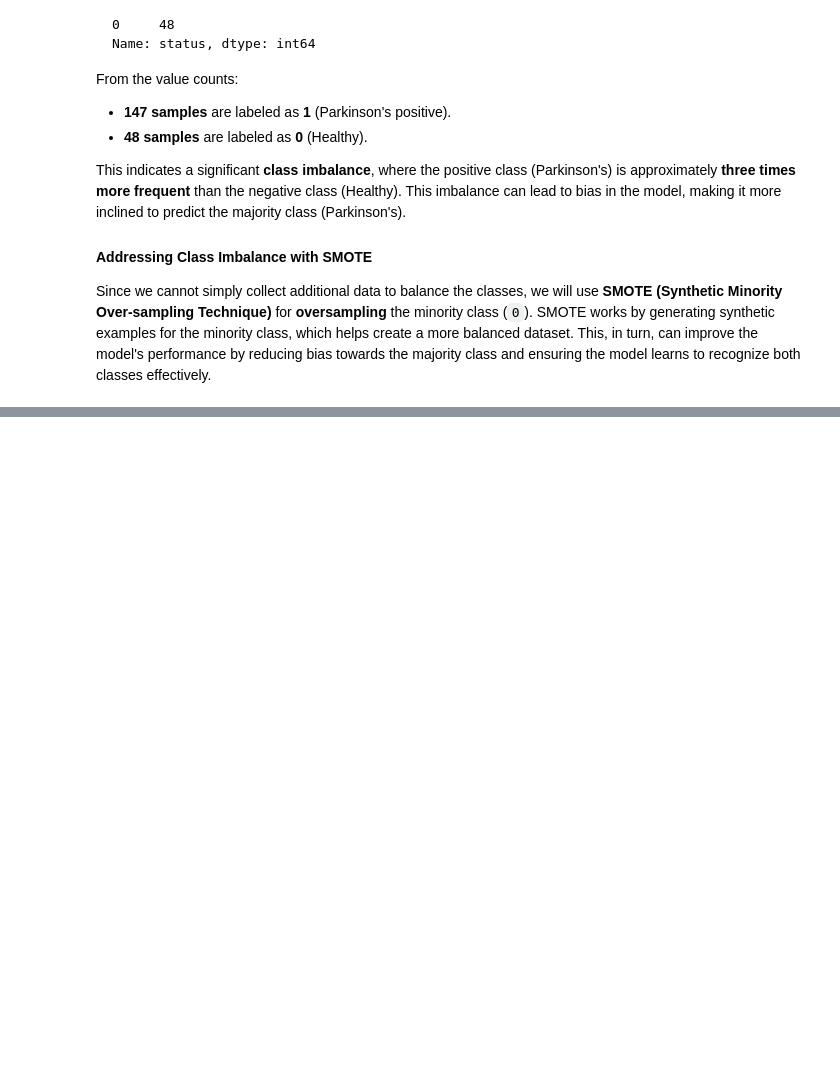
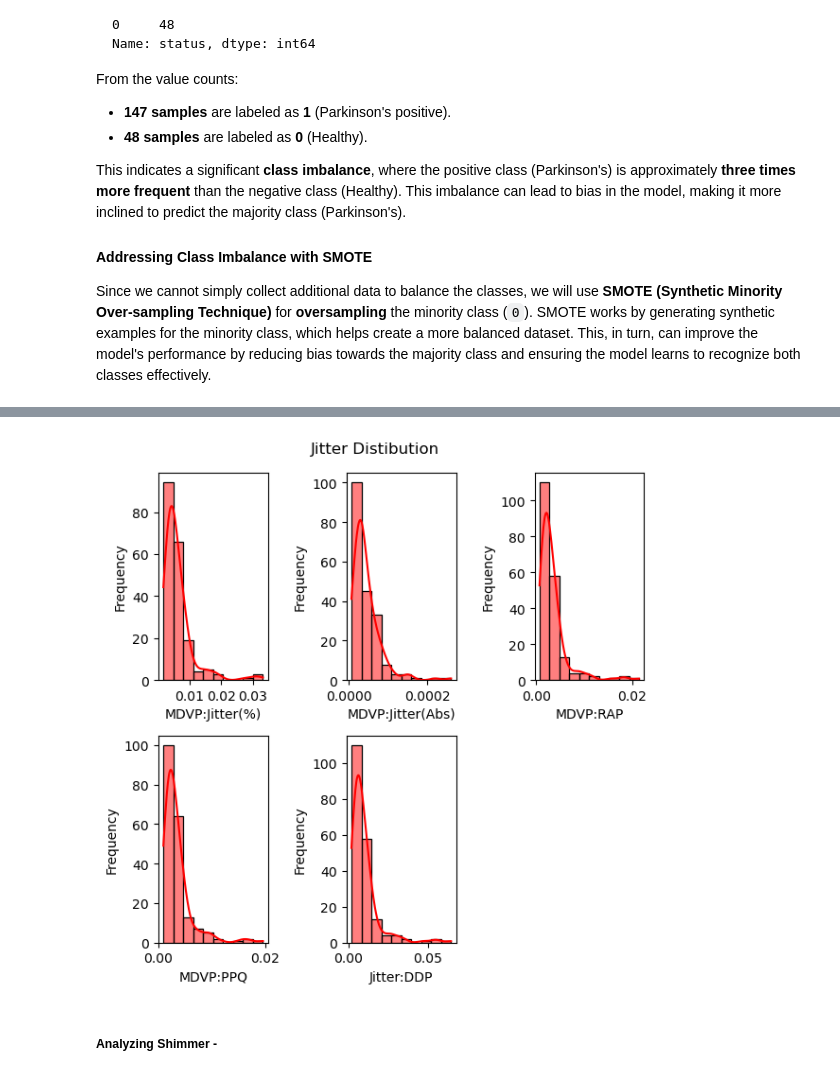
Before and after one commit to usmanumar97/parkinsons-disease-detection, a Jupyter notebook: parkinsons-disease.ipynb, the cells around one changed output, grey strips where cells are left out. Cells and saved outputs as stored; diff of their text form; code cells hidden in the pictures; blank space fills up the shorter version.

Commit message:
EDA Done, started Feature engineering

```diff
--- a/parkinsons-disease.ipynb
+++ b/parkinsons-disease.ipynb
@@ -249,0 +258,5 @@ Since we cannot simply collect additional data to balance the classes, we will u
+# %%
+
+df_jitter = data[['MDVP:Jitter(%)', 'MDVP:Jitter(Abs)', 'MDVP:RAP', 'MDVP:PPQ', 'Jitter:DDP']]
+
+df_jitter.head()
@@ -249,0 +270,16 @@ Since we cannot simply collect additional data to balance the classes, we will u
+# %%
+plt.figure(figsize=(6,6))
+
+for index, column in enumerate(df_jitter.columns, start=1):
+    plt.subplot(2,3, index)
+    sns.histplot(x=df_jitter[column], bins=10, kde=True, color="red")
+    plt.ylabel('Frequency')
+    plt.xlabel(f'{column}')
+
+plt.suptitle('Jitter Distibution')
+plt.tight_layout()
+plt.show()
+# %% [output]
+[figure, added]
+# %% [markdown]
+##### Analyzing Shimmer -
```
Also changed, not shown: parts of 31 cells of this notebook.
